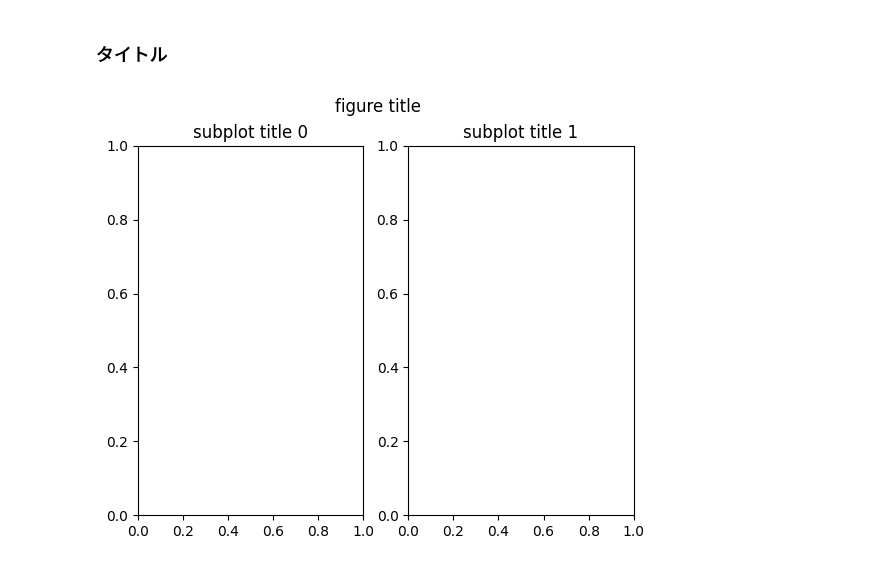
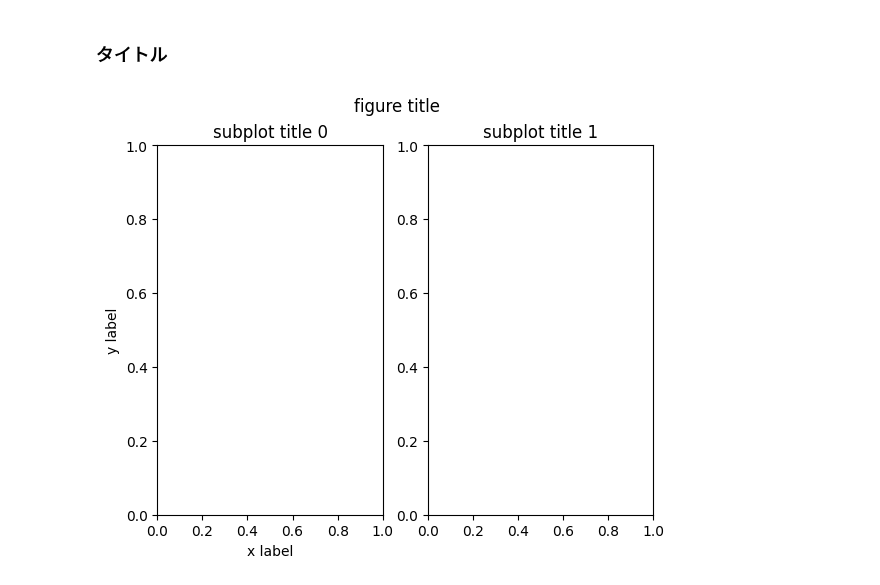
Before and after one commit to Ryo-9591/python-data-analysis-study, a Jupyter notebook: Matplotlib/figure-object.ipynb, the cells around one changed output. Cells and saved outputs as stored; diff of their text form; code cells hidden in the pictures.

```diff
--- a/Matplotlib/figure-object.ipynb
+++ b/Matplotlib/figure-object.ipynb
@@ -23,13 +23,15 @@ plt.show()
 # %%
 # 1行2列のサブプロットを配置
 fig, axes = plt.subplots(ncols=2)
 
 # サブプロットにタイトルを設定
 axes[0].set_title("subplot title 0")
+axes[0].set_xlabel("x label")  # X軸にラベルを設定
+axes[0].set_ylabel("y label")  # Y軸にラベルを設定
 axes[1].set_title("subplot title 1")
 # 描画オブジェクトにタイトルを設定
 fig.suptitle("figure title")
 
 plt.show()
 # %% [output]
-[figure, old version]
+[figure, new version]
```
Also changed, not shown: parts of 2 cells of this notebook.
